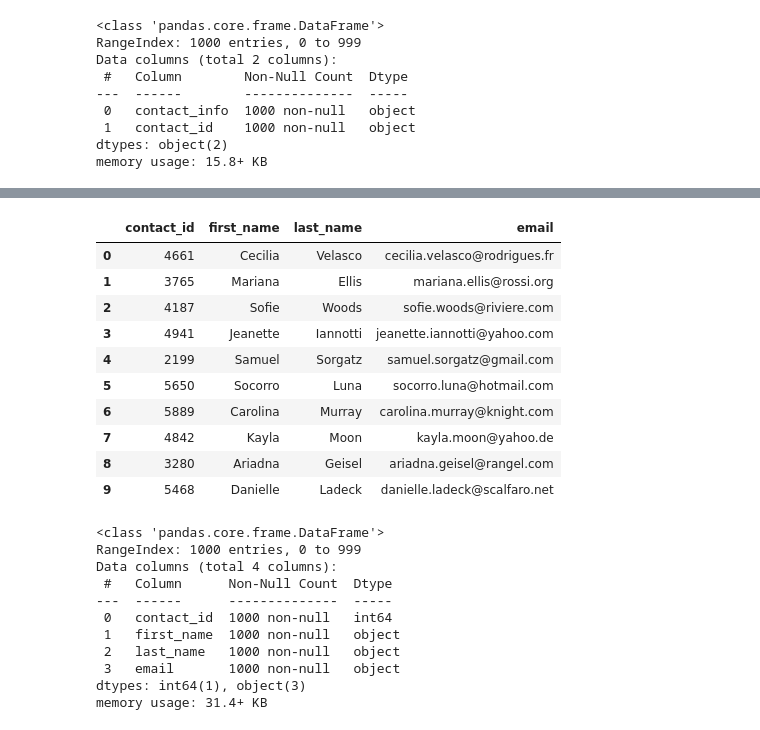
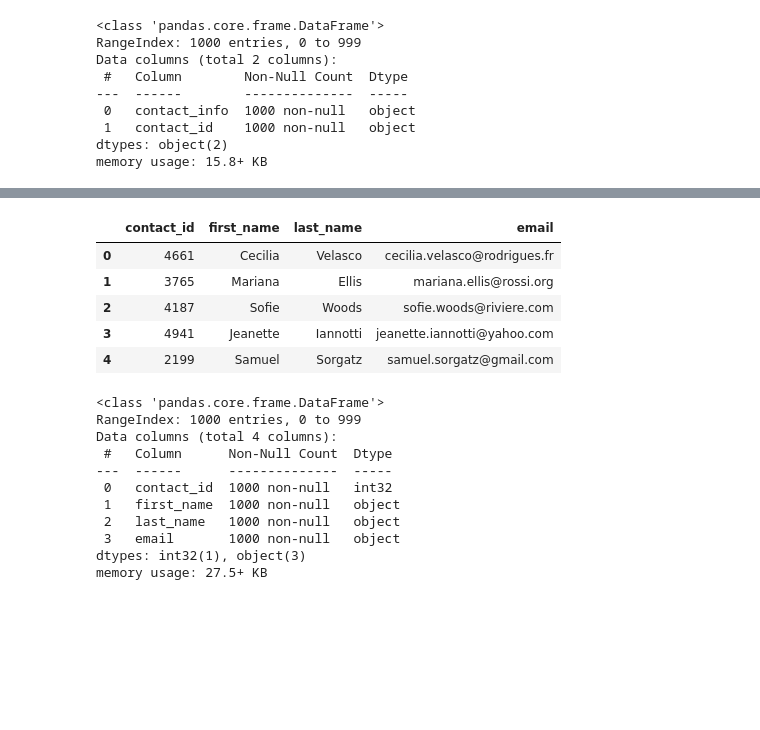
Before and after one commit to carltoncm/Crowdfunding_ETL, a Jupyter notebook: ETL_Mini_Project_AHill_RWoyce_CCarlton.ipynb, the cells around one changed output, grey strips where cells are left out. Saved outputs shown, nothing was run; the diff lists cells and outputs as text; code cells hidden in the pictures; blank space fills up the shorter version.

```diff
--- a/ETL_Mini_Project_AHill_RWoyce_CCarlton.ipynb
+++ b/ETL_Mini_Project_AHill_RWoyce_CCarlton.ipynb
@@ -477,5 +472,7 @@ memory usage: 15.8+ KB
 # %%
 # Extract the name of the contact and add it to a new column.
+contact_info_df['name'] = contact_info_df['contact_info'].str.extract(r'"name": "([^"]*)"')
+contact_info_df
 # %% [output]
 |  | contact_info | contact_id | name |
 | 0 | {"contact_id": 4661, "name": "Cec... | 4661 | Cecilia Velasco |
@@ -491,5 +490,7 @@ memory usage: 15.8+ KB
 # %%
 # Extract the email from the contacts and add the values to a new column.
+contact_info_df['email'] = contact_info_df['contact_info'].str.extract(r'"email": "([^"]*)"')
+contact_info_df
 # %% [output]
 |  | contact_info | contact_id | name | email |
 | 0 | {"contact_id": 4661, "name": "Cec... | 4661 | Cecilia Velasco | cecilia.velasco@rodrigues.fr |
@@ -505,5 +508,8 @@ memory usage: 15.8+ KB
 # %%
 # Create a copy of the contact_info_df with the 'contact_id', 'name', 'email' columns.
+Contact_info_copy=contact_info_df.copy()
+Contact_info_copy=Contact_info_copy[['contact_id', 'name' , 'email']]
+Contact_info_copy.head()
 # %% [output]
 |  | contact_id | name | email |
 | 0 | 4661 | Cecilia Velasco | cecilia.velasco@rodrigues.fr |
@@ -519,5 +520,6 @@ memory usage: 15.8+ KB
 # %%
 # Create a "first"name" and "last_name" column with the first and last names from the "name" column.
-
+Contact_info_copy[['first_name', 'last_name']] = Contact_info['name'].str.split(' ', expand=True)
 
 # Drop the contact_name column
+del Contact_info_copy['name']
@@ -536,30 +526,28 @@ memory usage: 15.8+ KB
 # %%
 # Reorder the columns
+Contact_info_copy=Contact_info_copy[['contact_id', 'first_name', 'last_name' , 'email']]
+Contact_info_copy.head()
 # %% [output]
 |  | contact_id | first_name | last_name | email |
 | 0 | 4661 | Cecilia | Velasco | cecilia.velasco@rodrigues.fr |
 | 1 | 3765 | Mariana | Ellis | mariana.ellis@rossi.org |
 | 2 | 4187 | Sofie | Woods | sofie.woods@riviere.com |
 | 3 | 4941 | Jeanette | Iannotti | jeanette.iannotti@yahoo.com |
 | 4 | 2199 | Samuel | Sorgatz | samuel.sorgatz@gmail.com |
-| 5 | 5650 | Socorro | Luna | socorro.luna@hotmail.com |
-| 6 | 5889 | Carolina | Murray | carolina.murray@knight.com |
-| 7 | 4842 | Kayla | Moon | kayla.moon@yahoo.de |
-| 8 | 3280 | Ariadna | Geisel | ariadna.geisel@rangel.com |
-| 9 | 5468 | Danielle | Ladeck | danielle.ladeck@scalfaro.net |
 # %%
 # Check the datatypes one more time before exporting as CSV file.
+Contact_info_copy.info()
 # %% [output]
 <class 'pandas.core.frame.DataFrame'>
 RangeIndex: 1000 entries, 0 to 999
 Data columns (total 4 columns):
  #   Column      Non-Null Count  Dtype
 ---  ------      --------------  -----
- 0   contact_id  1000 non-null   int64
+ 0   contact_id  1000 non-null   int32
  1   first_name  1000 non-null   object
  2   last_name   1000 non-null   object
  3   email       1000 non-null   object
-dtypes: int64(1), object(3)
-memory usage: 31.4+ KB
+dtypes: int32(1), object(3)
+memory usage: 27.5+ KB
 # %%
 # Export the DataFrame as a CSV file.
```
Also changed, not shown: parts of 15 cells of this notebook.
